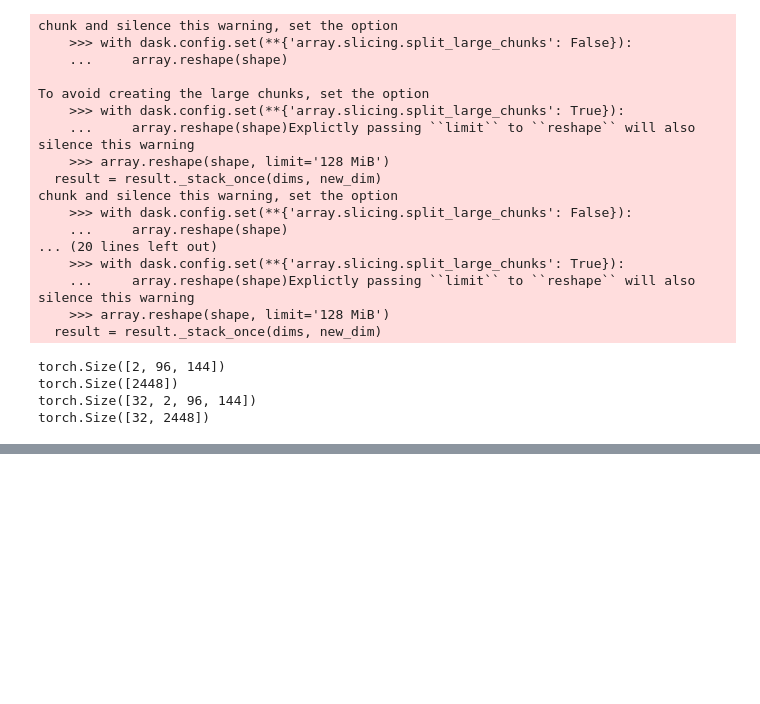
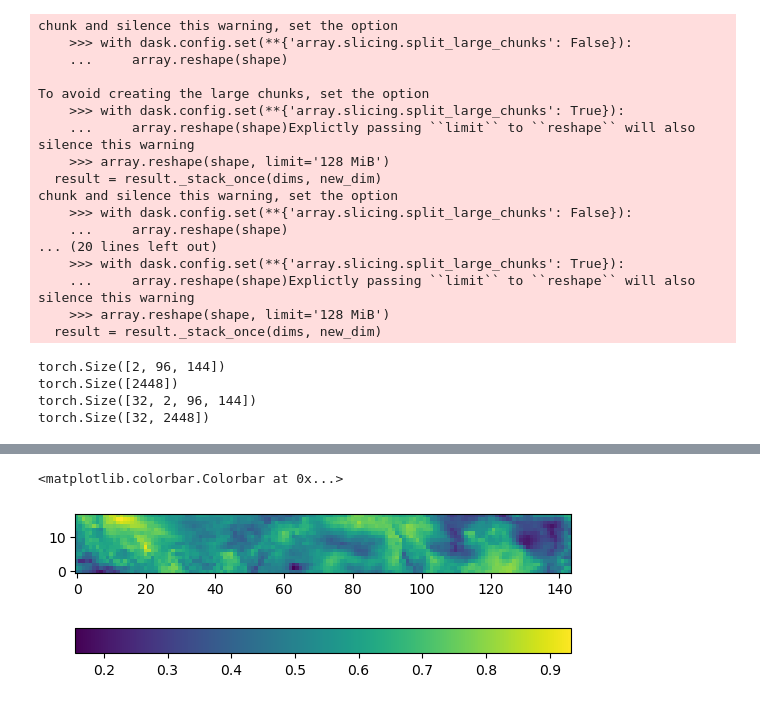
Before and after one commit to kjmayer/S2SPred-EarthSystem, a Jupyter notebook: train.ipynb, the cells around one changed output, grey strips where cells are left out. Saved outputs shown, nothing was run; the diff lists cells and outputs as text; code cells hidden in the pictures; blank space fills up the shorter version.

```diff
--- a/train.ipynb
+++ b/train.ipynb
@@ -203,0 +265,6 @@ print(preds)
+# %%
+plt.imshow(Yval_reshape,origin='lower')
+plt.colorbar(orientation='horizontal')
+# %% [output]
+<matplotlib.colorbar.Colorbar at 0x...>
+[figure, added]
```
Also changed, not shown: parts of 16 cells of this notebook, 3 other files.
